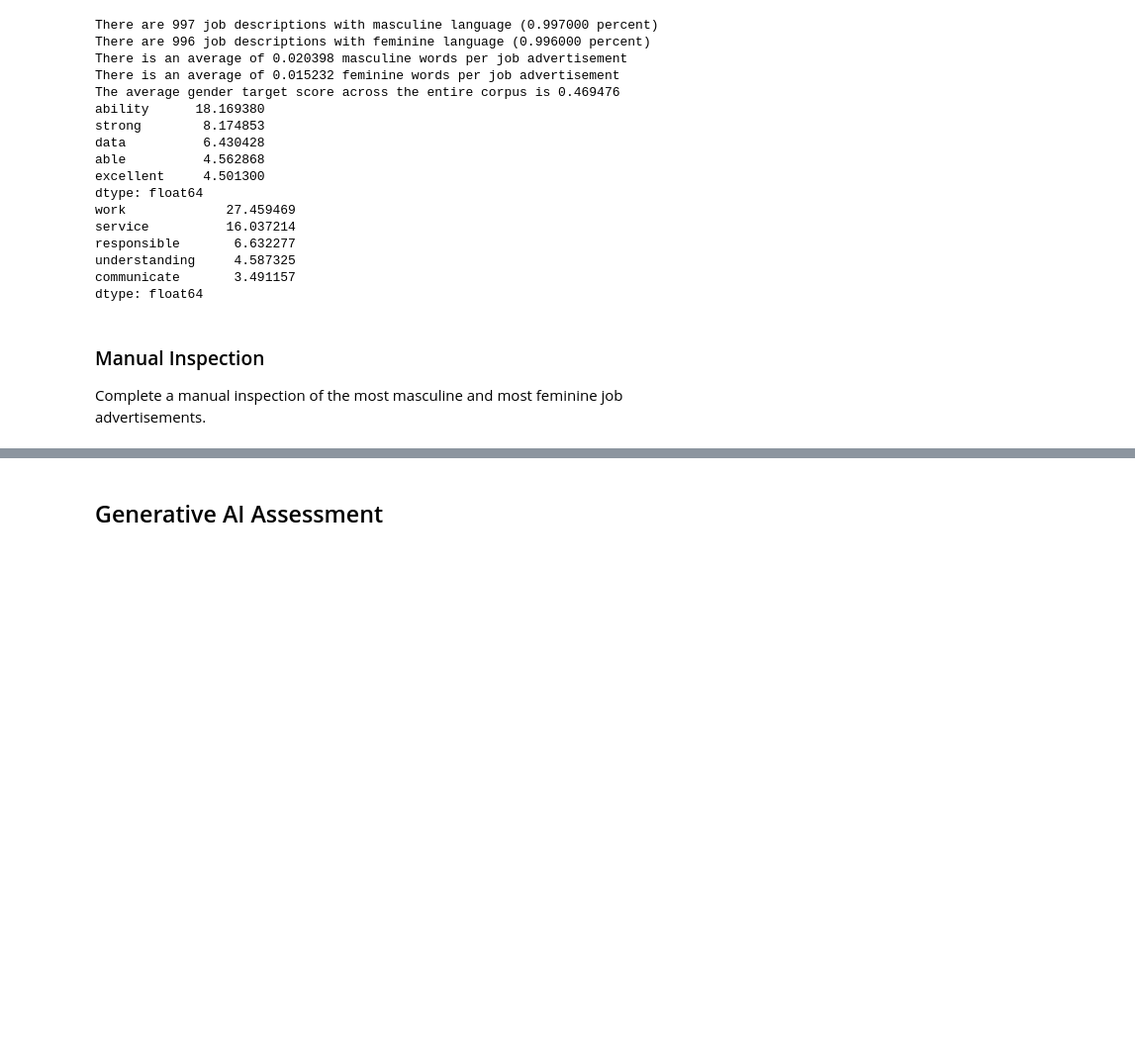
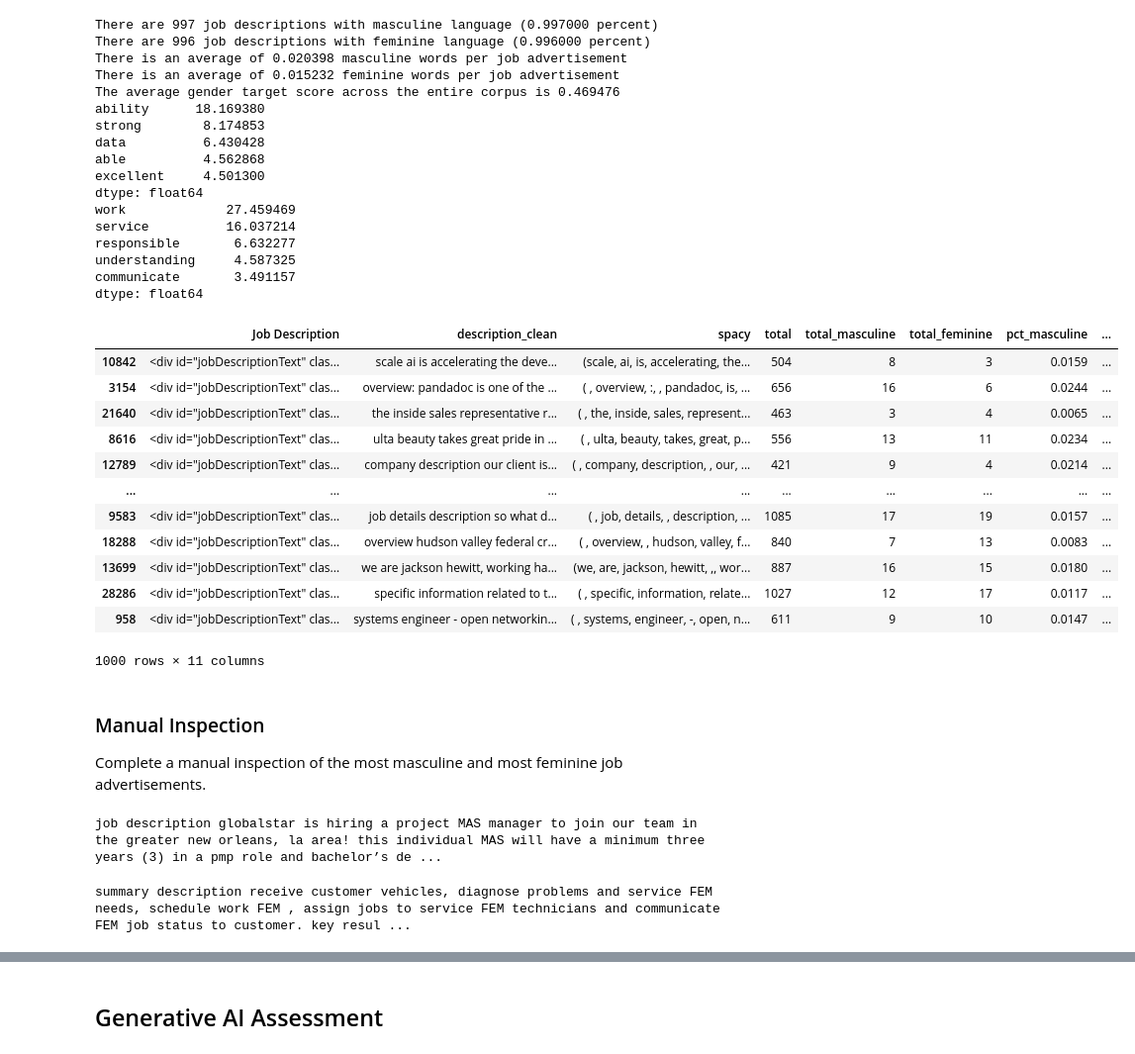
Before and after one commit to Innoccull/EquiText, a Jupyter notebook: job_discrimination_NER.ipynb, the cells around one changed output, grey strips where cells are left out. Shown: that part at 99% size. Saved outputs shown, nothing was run; the diff lists cells and outputs as text; code cells hidden in the pictures; blank space fills up the shorter version.

```diff
--- a/job_discrimination_NER.ipynb
+++ b/job_discrimination_NER.ipynb
@@ -303,6 +292,22 @@ responsible       6.632277
 understanding     4.587325
 communicate       3.491157
 dtype: float64
+# %%
+description_eval_sample
+# %% [output]
+|  | Job Description | description_clean | spacy | total | total_masculine | total_feminine | pct_masculine | ... |
+| 10842 | <div id="jobDescriptionText" clas... | scale ai is accelerating the deve... | (scale, ai, is, accelerating, the... | 504 | 8 | 3 | 0.0159 | ... |
+| 3154 | <div id="jobDescriptionText" clas... | overview: pandadoc is one of the ... | ( , overview, :, , pandadoc, is, ... | 656 | 16 | 6 | 0.0244 | ... |
+| 21640 | <div id="jobDescriptionText" clas... | the inside sales representative r... | ( , the, inside, sales, represent... | 463 | 3 | 4 | 0.0065 | ... |
+| 8616 | <div id="jobDescriptionText" clas... | ulta beauty takes great pride in ... | ( , ulta, beauty, takes, great, p... | 556 | 13 | 11 | 0.0234 | ... |
+| 12789 | <div id="jobDescriptionText" clas... | company description our client is... | ( , company, description, , our, ... | 421 | 9 | 4 | 0.0214 | ... |
+| ... | ... | ... | ... | ... | ... | ... | ... | ... |
+| 9583 | <div id="jobDescriptionText" clas... | job details description so what d... | ( , job, details, , description, ... | 1085 | 17 | 19 | 0.0157 | ... |
+| 18288 | <div id="jobDescriptionText" clas... | overview hudson valley federal cr... | ( , overview, , hudson, valley, f... | 840 | 7 | 13 | 0.0083 | ... |
+| 13699 | <div id="jobDescriptionText" clas... | we are jackson hewitt, working ha... | (we, are, jackson, hewitt, ,, wor... | 887 | 16 | 15 | 0.0180 | ... |
+| 28286 | <div id="jobDescriptionText" clas... | specific information related to t... | ( , specific, information, relate... | 1027 | 12 | 17 | 0.0117 | ... |
+| 958 | <div id="jobDescriptionText" clas... | systems engineer - open networkin... | ( , systems, engineer, -, open, n... | 611 | 9 | 10 | 0.0147 | ... |
+1000 rows × 11 columns
 # %% [markdown]
 ### Manual Inspection
 
@@ -315,3 +324,13 @@ top_masc = description_eval_sample.sort_values('gt_score', ascending=False).iloc
 # Settings for producing displacy images
 colors = {"MAS": "linear-gradient(120deg, #a1c4fd, #a1c4fd)", "FEM": "linear-gradient(120deg, #fdcbf1, #fdcbf1)"}
 options = {"ents": ["MAS", "FEM"], "colors": colors}
+# %%
+# Highest masc and fem pct
+displacy.render(top_masc['spacy'], style='ent', options=options)
+# %% [output]
+job description globalstar is hiring a project MAS manager to join our team in the greater new orleans, la area! this individual MAS will have a minimum three years (3) in a pmp role and bachelor’s de ...
+# %%
+# Highest fem and masc pct
+displacy.render(top_fem['spacy'], style='ent', options=options)
+# %% [output]
+summary description receive customer vehicles, diagnose problems and service FEM needs, schedule work FEM , assign jobs to service FEM technicians and communicate FEM job status to customer. key resul ...
```
Also changed, not shown: parts of 12 cells of this notebook, 2 other files.
